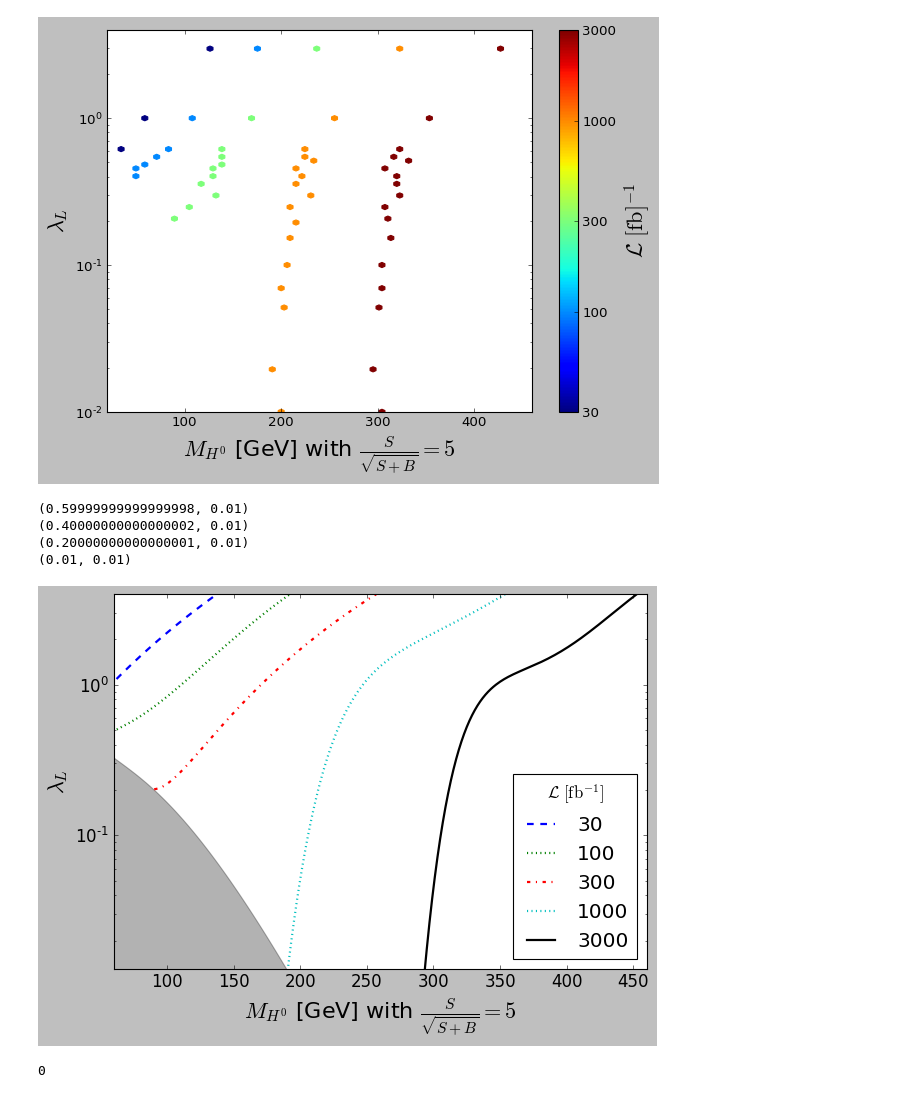
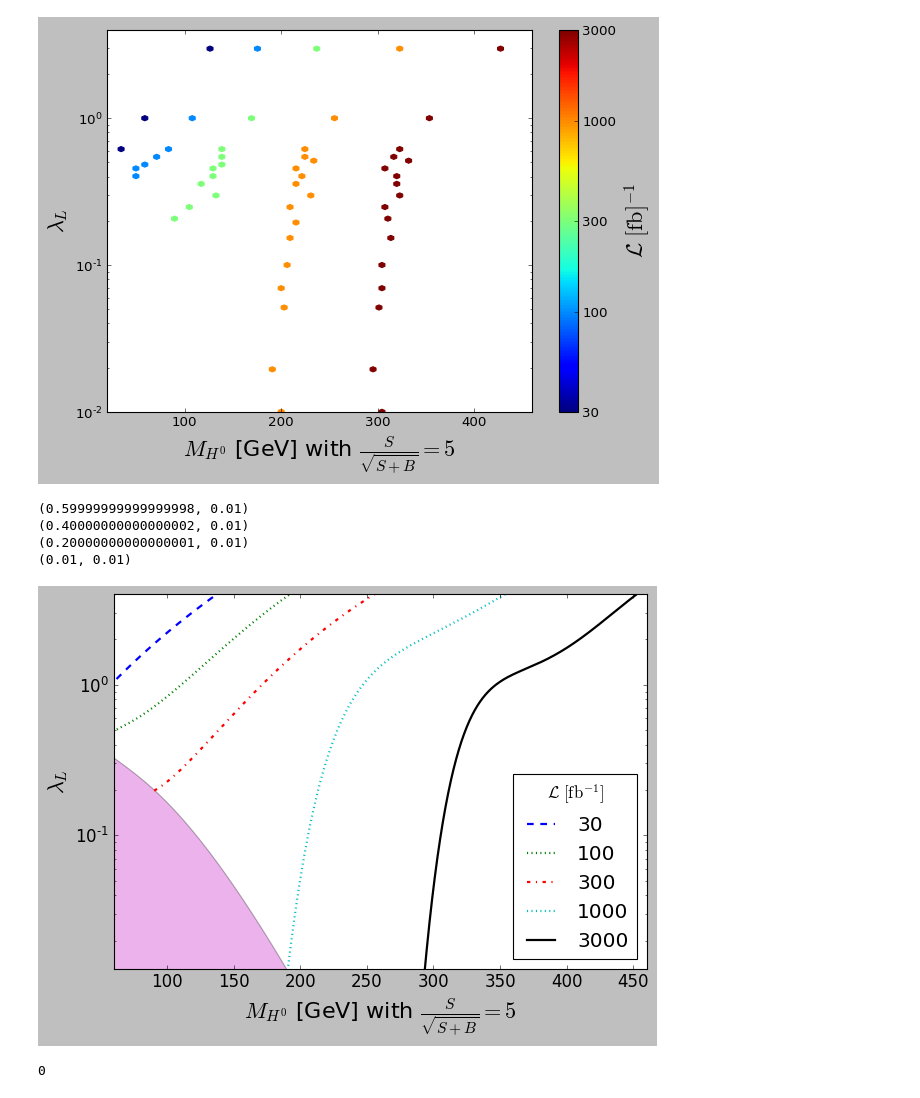
Before and after one commit to restrepo/VBF_IDM, a Jupyter notebook: Significance_countours.ipynb, the cells around one changed output. Saved outputs shown, nothing was run; the diff lists cells and outputs as text; code cells hidden in the pictures.

```diff
--- a/Significance_countours.ipynb
+++ b/Significance_countours.ipynb
@@ -156,6 +156,9 @@ for Lumi in Lumis:
     pw=5
     if Lumi==30000:
         pw=2
+
+    if Lumi==300000:
+        pw=3
     sf.add_fit(pw,ShowPlot=False)
     x=np.arange(sd.MH0_excl.min(),sd.MH0_excl.max())
     if store_lower:
@@ -164,35 +167,35 @@ for Lumi in Lumis:
         if get_point.shape[0]==1:
             lower=lower.append(get_point[['MH0_excl','LaL']],ignore_index=True)
 
         print(ymin,df.LaL.min())
     if ymin==df.LaL.min():
         store_lower=False
 
     if points:
         plt.semilogy( sd.MH0_excl, sd.LaL,'ro')
     plt.semilogy( x, sf(x),line_format[i],label='%d' %int(Lumi/1000) ,lw=2 )
     i=i+1
 
 
 
 lf=curvefit(lower.MH0_excl,lower.LaL)
 lf.add_fit(4,ShowPlot=False)
 xlf=np.arange( lower.MH0_excl.min(),lower.MH0_excl.max()  )
-plt.fill_between(xlf,lf(xlf),0.01,alpha=0.3,facecolor='k')
+plt.fill_between(xlf,lf(xlf),0.01,alpha=0.3,facecolor='m')
 plt.legend(loc='lower right',title=r'${\cal L}\ [{\rm fb}^{-1}]$')
 plt.xlim(60,460)
 plt.ylim(1.3E-2,4)
 plt.xlabel(r'$M_{H^0}$ [GeV] with $\frac{S}{\sqrt{S+B}}=5$',size=20)
 plt.ylabel(r'$\lambda_L$',size=20)
 plt.tight_layout()
 
 plt.savefig('lcf.pdf')
 # %% [output]
 (0.59999999999999998, 0.01)
 (0.40000000000000002, 0.01)
 (0.20000000000000001, 0.01)
 (0.01, 0.01)
-[figure, old version]
+[figure, new version]
 # %%
 plt.rc
 # %%
```
